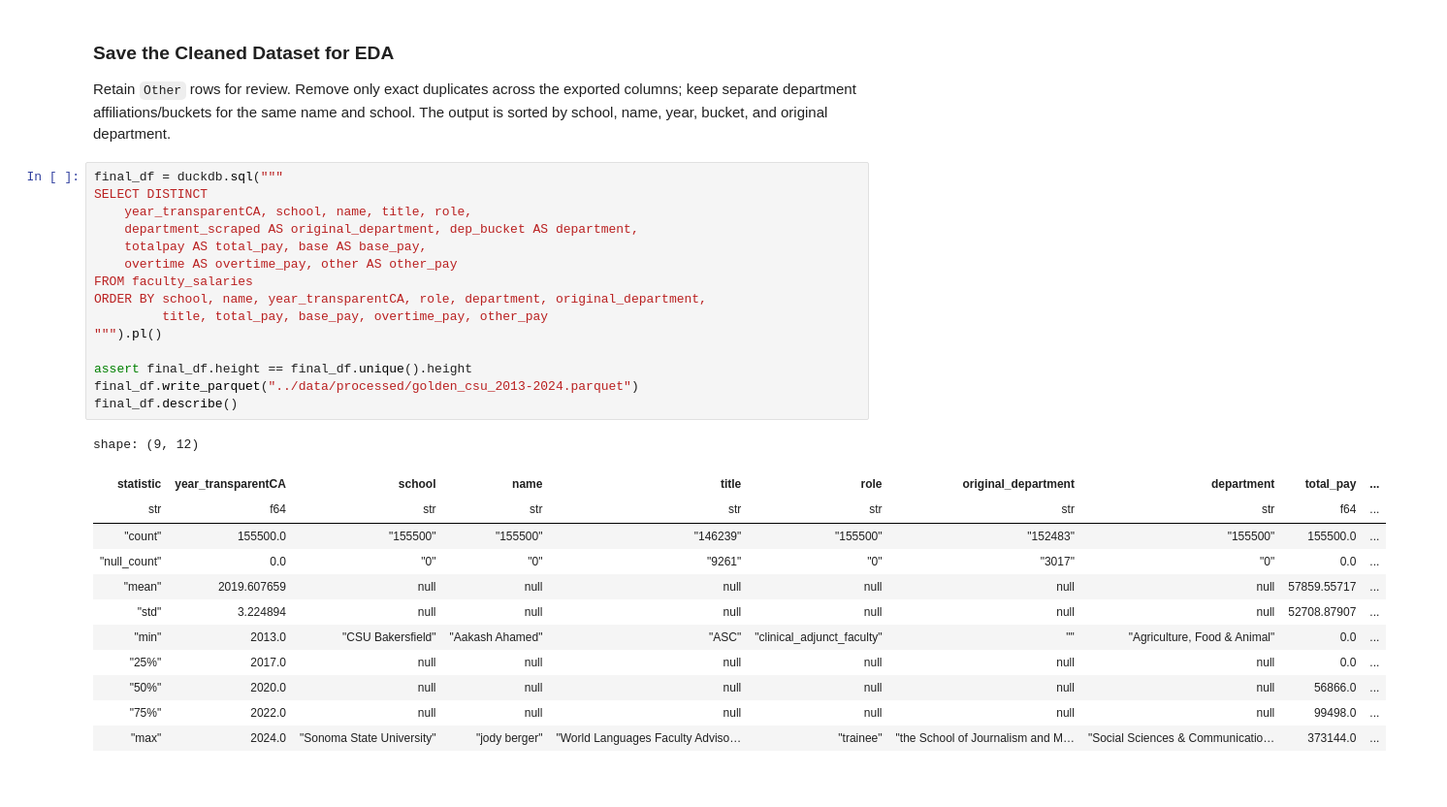
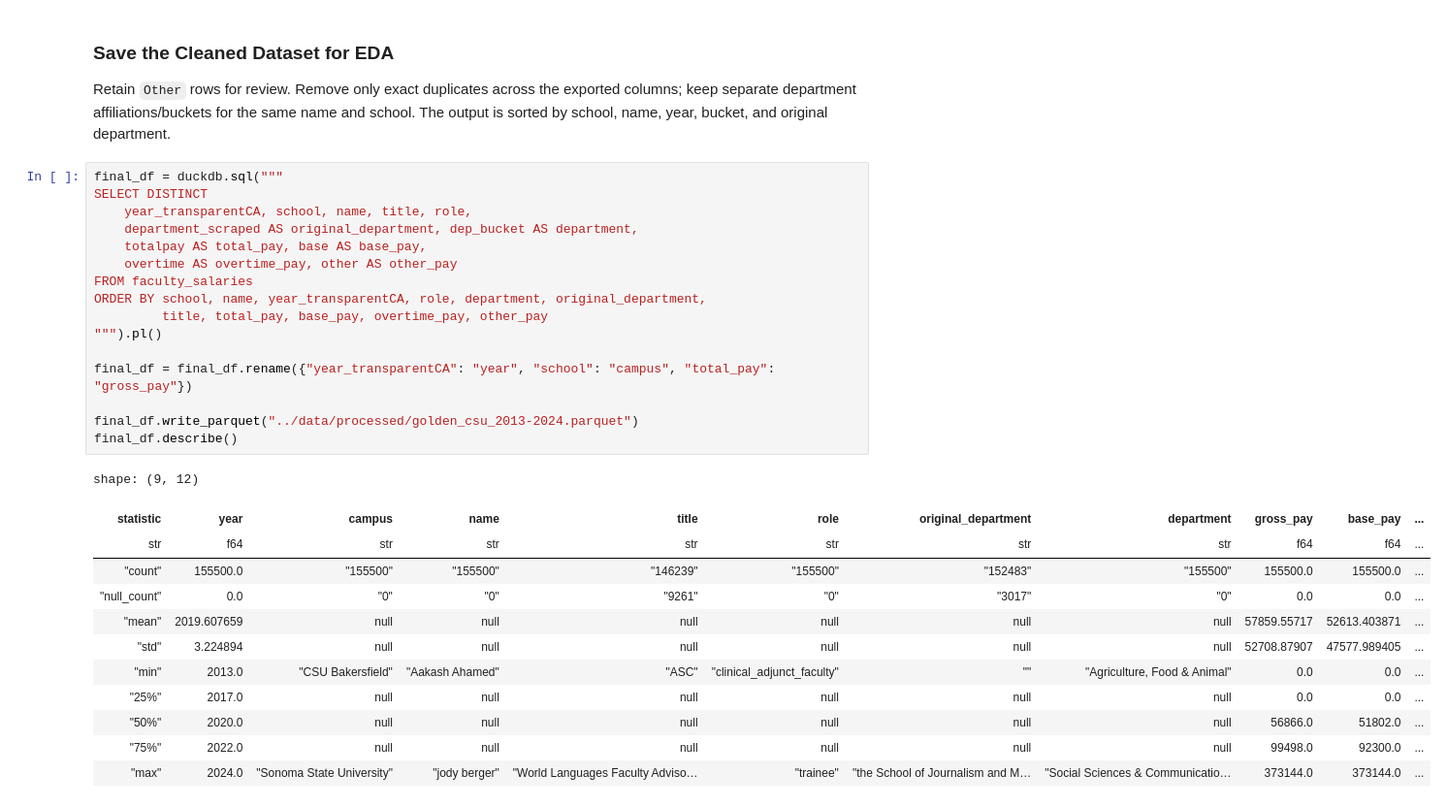
Before and after one commit to CSC4693-Fall-2026/CSC4693, a Jupyter notebook: data-pipline/USE_THIS_CSU_Pipeline.ipynb, the cells around one changed output. Shown at 97% size. Saved outputs shown, nothing was run; the diff lists cells and outputs as text.

Commit message:
chore: corrected golden parquets from CSU and UC to have matching col names

```diff
--- a/data-pipline/USE_THIS_CSU_Pipeline.ipynb
+++ b/data-pipline/USE_THIS_CSU_Pipeline.ipynb
@@ -608,28 +608,29 @@ The output is sorted by school, name, year, bucket, and original department.
 # %%
 final_df = duckdb.sql("""
 SELECT DISTINCT
     year_transparentCA, school, name, title, role,
     department_scraped AS original_department, dep_bucket AS department,
     totalpay AS total_pay, base AS base_pay,
     overtime AS overtime_pay, other AS other_pay
 FROM faculty_salaries
 ORDER BY school, name, year_transparentCA, role, department, original_department,
          title, total_pay, base_pay, overtime_pay, other_pay
 """).pl()
 
-assert final_df.height == final_df.unique().height
+final_df = final_df.rename({"year_transparentCA": "year", "school": "campus", "total_pay": "gross_pay"})
+
 final_df.write_parquet("../data/processed/golden_csu_2013-2024.parquet")
 final_df.describe()
 # %% [output]
 shape: (9, 12)
-| statistic | year_transparentCA | school | name | title | role | original_department | department | total_pay | ... |
-| str | f64 | str | str | str | str | str | str | f64 | ... |
-| "count" | 155500.0 | "155500" | "155500" | "146239" | "155500" | "152483" | "155500" | 155500.0 | ... |
-| "null_count" | 0.0 | "0" | "0" | "9261" | "0" | "3017" | "0" | 0.0 | ... |
-| "mean" | 2019.607659 | null | null | null | null | null | null | 57859.55717 | ... |
-| "std" | 3.224894 | null | null | null | null | null | null | 52708.87907 | ... |
-| "min" | 2013.0 | "CSU Bakersfield" | "Aakash Ahamed" | "ASC" | "clinical_adjunct_faculty" | "" | "Agriculture, Food & Animal" | 0.0 | ... |
-| "25%" | 2017.0 | null | null | null | null | null | null | 0.0 | ... |
-| "50%" | 2020.0 | null | null | null | null | null | null | 56866.0 | ... |
-| "75%" | 2022.0 | null | null | null | null | null | null | 99498.0 | ... |
-| "max" | 2024.0 | "Sonoma State University" | "jody berger" | "World Languages Faculty Adviso… | "trainee" | "the School of Journalism and M… | "Social Sciences & Communicatio… | 373144.0 | ... |
+| statistic | year | campus | name | title | role | original_department | department | gross_pay | base_pay | ... |
+| str | f64 | str | str | str | str | str | str | f64 | f64 | ... |
+| "count" | 155500.0 | "155500" | "155500" | "146239" | "155500" | "152483" | "155500" | 155500.0 | 155500.0 | ... |
+| "null_count" | 0.0 | "0" | "0" | "9261" | "0" | "3017" | "0" | 0.0 | 0.0 | ... |
+| "mean" | 2019.607659 | null | null | null | null | null | null | 57859.55717 | 52613.403871 | ... |
+| "std" | 3.224894 | null | null | null | null | null | null | 52708.87907 | 47577.989405 | ... |
+| "min" | 2013.0 | "CSU Bakersfield" | "Aakash Ahamed" | "ASC" | "clinical_adjunct_faculty" | "" | "Agriculture, Food & Animal" | 0.0 | 0.0 | ... |
+| "25%" | 2017.0 | null | null | null | null | null | null | 0.0 | 0.0 | ... |
+| "50%" | 2020.0 | null | null | null | null | null | null | 56866.0 | 51802.0 | ... |
+| "75%" | 2022.0 | null | null | null | null | null | null | 99498.0 | 92300.0 | ... |
+| "max" | 2024.0 | "Sonoma State University" | "jody berger" | "World Languages Faculty Adviso… | "trainee" | "the School of Journalism and M… | "Social Sciences & Communicatio… | 373144.0 | 373144.0 | ... |
```
Also changed, not shown: 1 other file.
